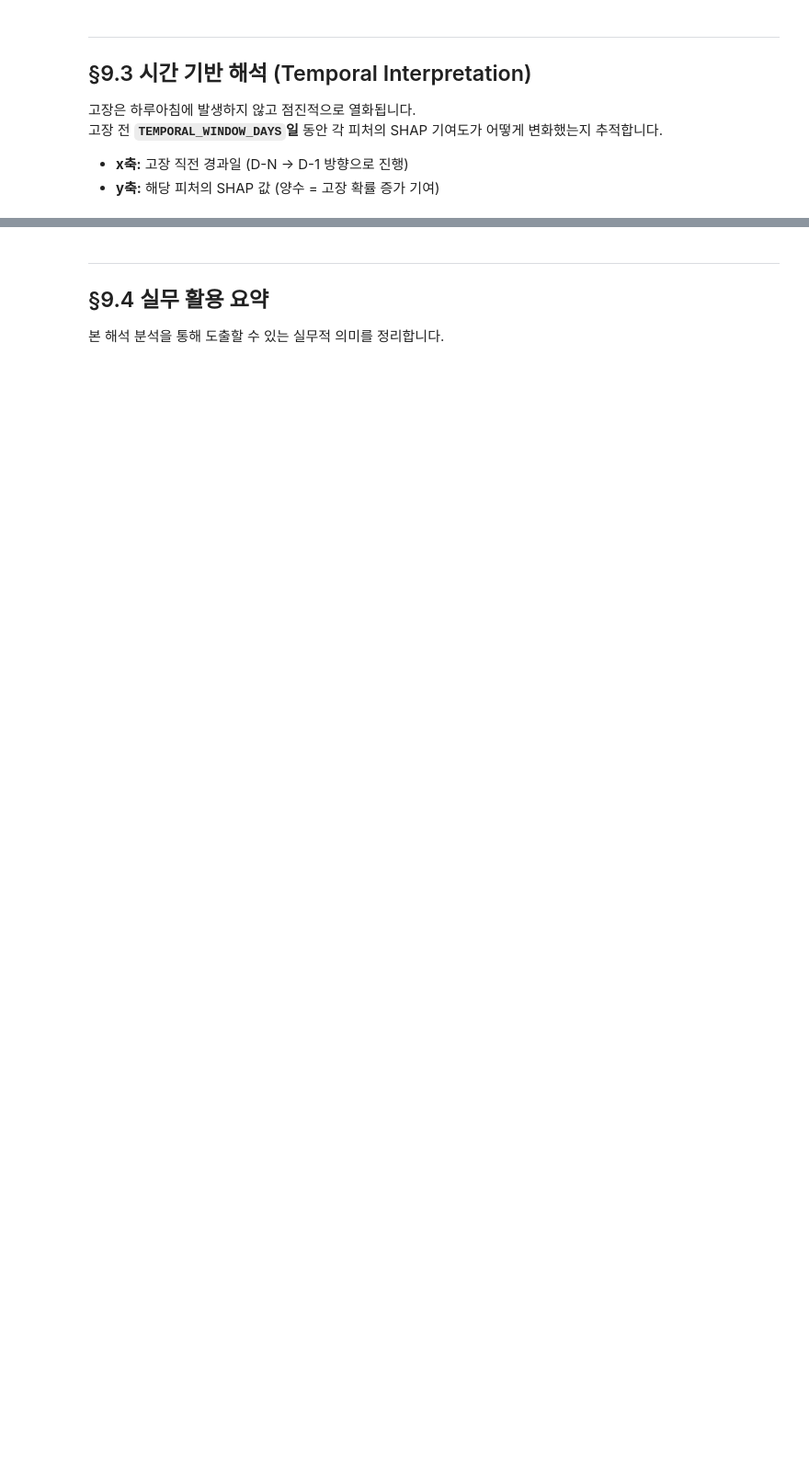
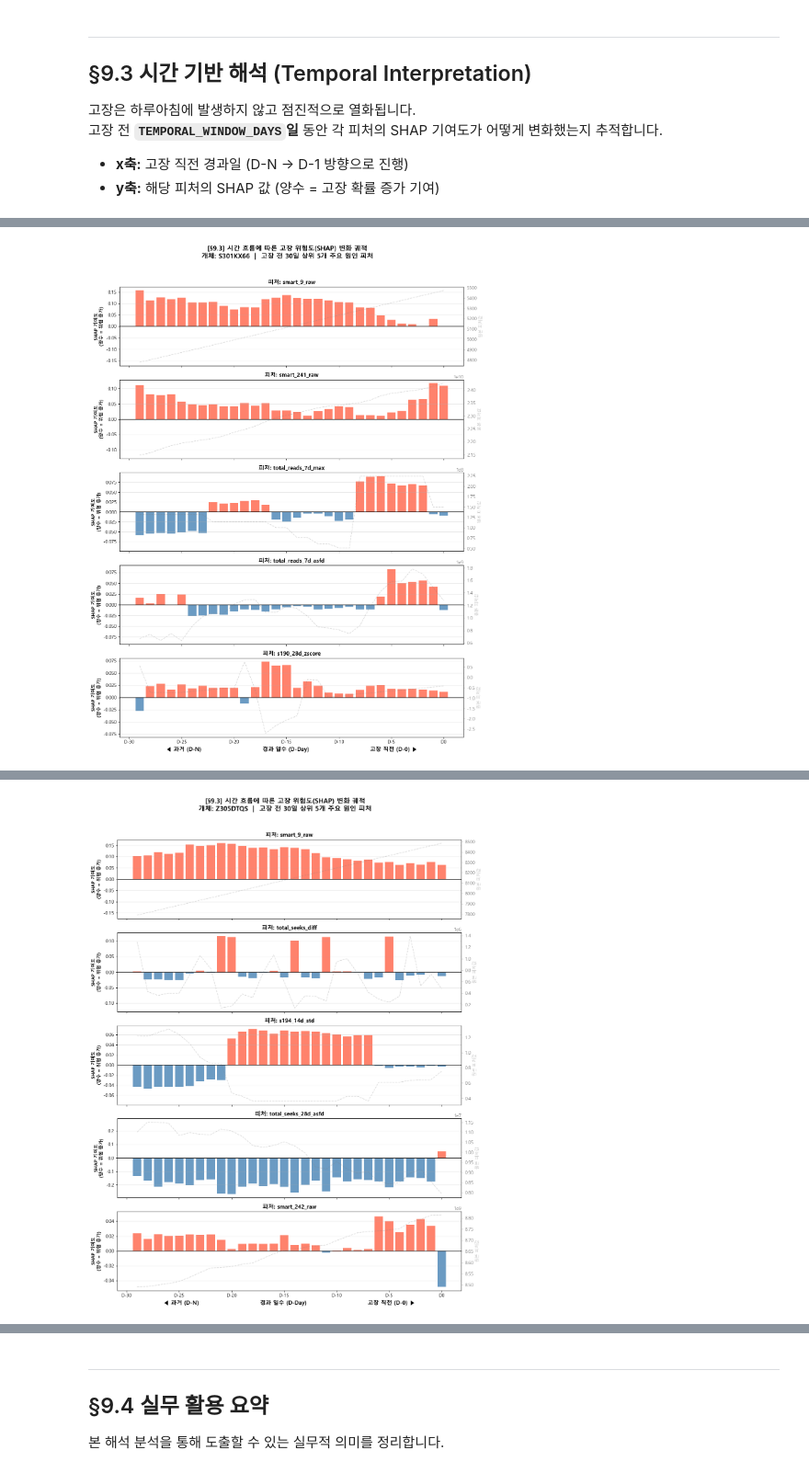
Before and after one commit to joon6644/ML_HDD, a Jupyter notebook: notebooks/09_model_interpretation.ipynb, the cells around one changed output, grey strips where cells are left out. Shown at 92% size. Saved outputs shown, nothing was run; the diff lists cells and outputs as text; code cells hidden in the pictures; blank space fills up the shorter version.

```diff
--- a/notebooks/09_model_interpretation.ipynb
+++ b/notebooks/09_model_interpretation.ipynb
@@ -215,20 +373,25 @@ shap.plots.waterfall(explanation, max_display=15, show=True)
 - **x축:** 고장 직전 경과일 (D-N → D-1 방향으로 진행)
 - **y축:** 해당 피처의 SHAP 값 (양수 = 고장 확률 증가 기여)
 # %%
-# §9.3 — 고장 전 N일 창 SHAP Trajectory
+# §9.3 — 고장 전 N일 창 SHAP Trajectory (각 개체별)
 window_days = cfg.TEMPORAL_WINDOW_DAYS
 top_n = cfg.TEMPORAL_TOP_N_FEATS
 
-# 마지막 관측일 기준 최근 N일 필터링
-last_date = df_entity[cfg.DATE_COL].max()
-start_date = last_date - pd.Timedelta(days=window_days - 1)
-df_window = df_entity[df_entity[cfg.DATE_COL] >= start_date].copy().reset_index(drop=True)
+for serial in target_serials:
+    df_entity = df_test[df_test[cfg.SERIAL_COL] == serial].sort_values(cfg.DATE_COL)
+    last_date = df_entity[cfg.DATE_COL].max()
+    start_date = last_date - pd.Timedelta(days=window_days - 1)
+    df_window = df_entity[df_entity[cfg.DATE_COL] >= start_date].copy().reset_index(drop=True)
 
-print(f"[§9.3] 분석 기간: {start_date.date()} ~ {last_date.date()} ({len(df_window)}일)")
+    print(f"\n\n" + "="*70)
+    print(f"[§9.3] 시간 기반 SHAP Trajectory — 개체: {serial}")
+    print(f"       분석 기간: {start_date.date()} ~ {last_date.date()} ({len(df_window)}일)")
+    print("="*70)
 
-if len(df_window) == 0:
-    print("⚠️  분석 기간 내 데이터가 없습니다. TEMPORAL_WINDOW_DAYS를 늘려보세요.")
-else:
+    if len(df_window) == 0:
+        print("⚠️  분석 기간 내 데이터가 없습니다. TEMPORAL_WINDOW_DAYS를 늘려보세요.")
+        continue
+
     X_window = df_window[FEATURE_COLS].reset_index(drop=True)
 
     # 윈도우 구간 SHAP 계산
@@ -239,15 +402,15 @@ else:
         if isinstance(sv_w, list):
             sv_w = sv_w[1]
         sv_window_list.append(sv_w)
-    mean_sv_window = np.mean(sv_window_list, axis=0)  # shape: (days, n_feats)
+    mean_sv_window = np.mean(sv_window_list, axis=0)
 
-    # 윈도우 구간에서 기여도가 큰 상위 N개 피처 선택
-    abs_mean_window = np.abs(mean_sv_window).mean(axis=0)
-    top_feat_idx = np.argsort(abs_mean_window)[::-1][:top_n]
-    top_feat_names = [FEATURE_COLS[i] for i in top_feat_idx]
+    # 양수 방향(위험 증가) 최대값을 기준으로 정렬
+    max_pos_window = np.max(mean_sv_window, axis=0)
+    top_feat_idx = np.argsort(max_pos_window)[::-1][:top_n]
+    top_feat_names = [FEATURE_COLS[idx] for idx in top_feat_idx]
 
     dates = df_window[cfg.DATE_COL].values
-    days_to_last = [(last_date - pd.Timestamp(d)).days for d in dates]
+    days_from_last = [- (last_date - pd.Timestamp(d)).days for d in dates]
 
     # 시각화
     fig, axes = plt.subplots(top_n, 1, figsize=(12, 3 * top_n), sharex=True)
@@ -259,26 +422,40 @@ else:
         shap_vals = mean_sv_window[:, feat_idx]
         feat_vals = X_window[feat_name].values
 
+        # 원본 피처값 (오른쪽 y축) - 시선 분산을 막기 위해 투명도 약하게 조절
         ax2 = ax.twinx()
-        ax2.plot(days_to_last, feat_vals, color="lightgray", lw=1.2,
-                 linestyle="--", label=f"{feat_name} (원본값)", alpha=0.7)
-        ax2.set_ylabel("원본값", color="gray", fontsize=9)
-        ax2.tick_params(axis="y", labelcolor="gray")
+        ax2.plot(days_from_last, feat_vals, color="gray", lw=1.2,
+                 linestyle="--", label=f"원본값", alpha=0.3)
+        ax2.set_ylabel("원본 피처값", color="gray", fontsize=9, alpha=0.5)
+        ax2.tick_params(axis="y", labelcolor="gray", colors="lightgray")
 
-        ax.bar(days_to_last, shap_vals, color=color, alpha=0.75, width=0.8)
-        ax.axhline(0, color="black", lw=0.8, ls="-")
-        ax.set_ylabel("SHAP 기여도", fontsize=10)
-        ax.set_title(f"{feat_name}", fontsize=11, fontweight="bold")
+        # SHAP 값 (왼쪽 y축)
+        bars = ax.bar(days_from_last, shap_vals,
+                      color=["tomato" if v > 0 else "steelblue" for v in shap_vals],
+                      alpha=0.8, width=0.8)
+
+        ax.axhline(0, color="black", lw=1.2, ls="-")
+
+        max_abs = max(abs(shap_vals.min()), abs(shap_vals.max())) * 1.1
+        if max_abs > 0:
+            ax.set_ylim(-max_abs, max_abs)
+
+        ax.set_ylabel("SHAP 기여도\n(양수 = 위험 증가)", fontsize=10, fontweight="bold")
+        ax.set_title(f"피처: {feat_name}", fontsize=12, fontweight="bold")
         ax.grid(axis="y", alpha=0.3)
 
-    axes[-1].set_xlabel("마지막 관측일로부터 경과일 (D-N 방향 →)", fontsize=11)
-    axes[-1].invert_xaxis()  # 시간 순서: 왼쪽=과거, 오른쪽=최근
+    # X축 눈금 간격을 5일 단위로 조절
+    axes[-1].set_xticks(np.arange(-window_days, 1, 5))
+    axes[-1].set_xticklabels([f"D{int(x)}" if x <= 0 else "" for x in axes[-1].get_xticks()])
+    axes[-1].set_xlabel("◀ 과거 (D-N)                               경과 일수 (D-Day)                               고장 직전 (D-0) ▶",
+                        fontsize=12, fontweight="bold")
 
     fig.suptitle(
-        f"[§9.3] 시간 기반 SHAP Trajectory\n"
-        f"개체: {TARGET_SERIAL}  |  고장 전 {window_days}일 상위 {top_n}개 피처",
-        fontsize=13, fontweight="bold", y=1.01
+        f"[§9.3] 시간 흐름에 따른 고장 위험도(SHAP) 변화 궤적\n"
+        f"개체: {serial}  |  고장 전 {window_days}일 상위 {top_n}개 주요 원인 피처",
+        fontsize=14, fontweight="bold", y=1.02
     )
     plt.tight_layout()
     plt.show()
-    print(f"\n분석 완료. 상위 {top_n}개 기여 피처: {top_feat_names}")
+    print(f"\n개체 {serial} 분석 완료. 고장 위험을 가장 크게 높인 상위 {top_n}개 피처: {top_feat_names}")
+# %% [output]
@@ -284,0 +466 @@ else:
+[figure, added]
@@ -284,0 +474 @@ else:
+[figure, added]
```
Also changed, not shown: parts of 6 cells of this notebook, 22 other files.
